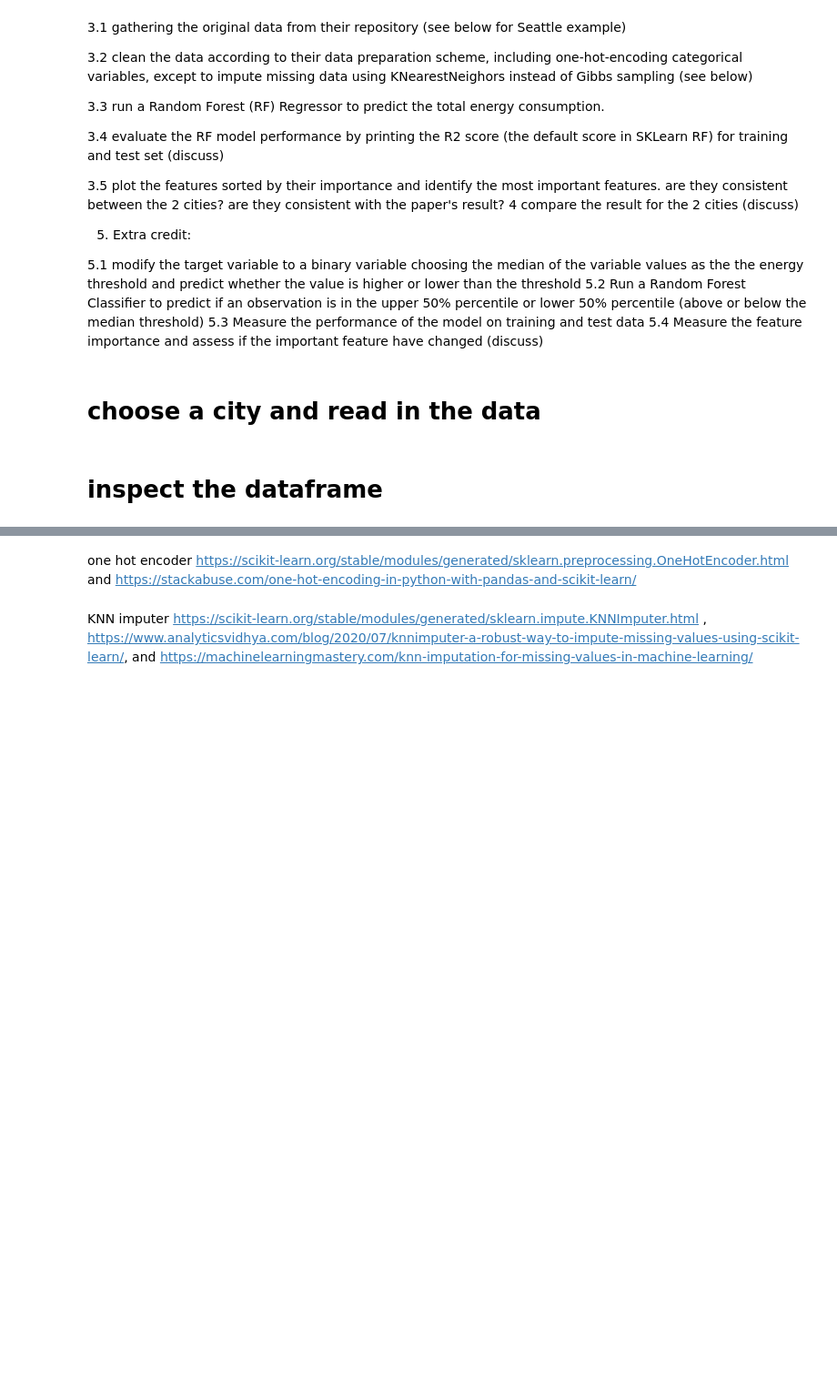
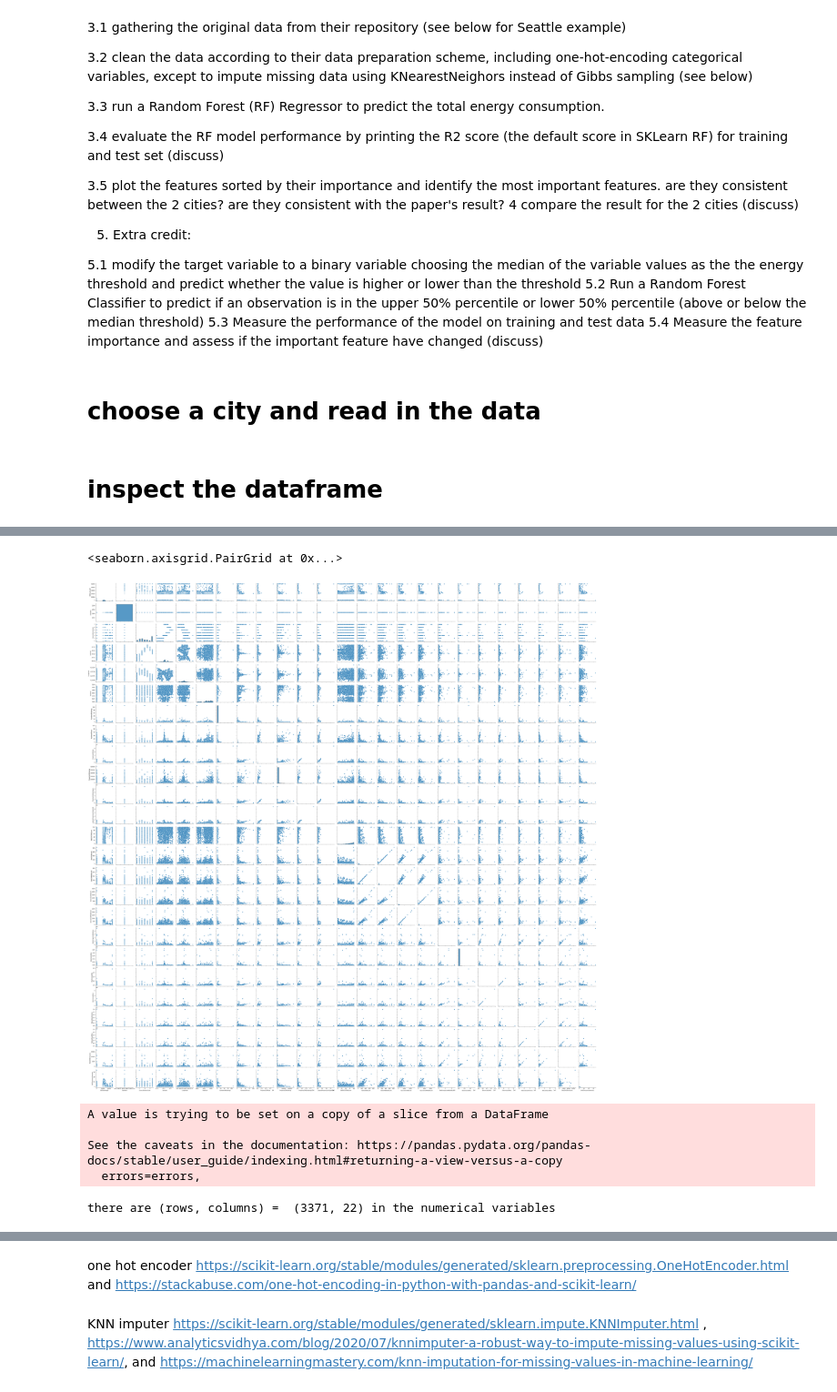
Before and after one commit to fedhere/PUS2022, a Jupyter notebook: HW6/RandomForest_instructions.ipynb, the cells around one changed output, grey strips where cells are left out. Shown at 91% size. Saved outputs shown, nothing was run; the diff lists cells and outputs as text; code cells hidden in the pictures; blank space fills up the shorter version.

```diff
--- a/HW6/RandomForest_instructions.ipynb
+++ b/HW6/RandomForest_instructions.ipynb
@@ -232,0 +92,15 @@ plt.show()
+# %%
+for c in seattle.columns:
+
+  # count number of rows with missing values
+  n_miss = seattle[c].isnull().sum()
+  perc = n_miss / seattle.shape[0] * 100
+  if perc > 40:
+    seattle.drop(c, axis=1, inplace=True)
+
+
+# add anything else you want to do
+# our decisions and codes may differe here so if your results is not exactly like mine that is ok
+... # replace ... with your code
+
+print("there are (rows, columns) = ", (seattle.shape), "in the dataframe")
@@ -232,0 +158,3 @@ plt.show()
+# %%
+# and the input variables (exogenous)
+X = seattle.drop('SiteEnergyUse(kBtu)', axis=1)
@@ -232,0 +164,4 @@ plt.show()
+# %%
+# I am giving you the solution but please take note of how one does this!
+X_numeric_data = X.select_dtypes(include=[np.number])
+X_categorical_data = X.select_dtypes(exclude=[np.number])
@@ -232,0 +184,16 @@ plt.show()
+# %%
+# THIS TAKES A LOOOONG TIME! ~10 MINUTES ON COLAB FOR ME
+import seaborn as sns
+sns.pairplot(X_numeric_data)
+# DELETE OUTPUT!
+# %% [output]
+<seaborn.axisgrid.PairGrid at 0x...>
+[figure, added]
+# %%
+# which rows should you drop?
+X_numeric_data.drop(... # replace ... with your code
+# %% [output]
+A value is trying to be set on a copy of a slice from a DataFrame
+
+See the caveats in the documentation: https://pandas.pydata.org/pandas-docs/stable/user_guide/indexing.html#returning-a-view-versus-a-copy
+  errors=errors,
@@ -232,0 +202,5 @@ plt.show()
+# %%
+# this does not have to be identical to my output as you may have dropped different variables
+print("there are (rows, columns) = ", X_numeric_data.shape, "in the numerical variables")
+# %% [output]
+there are (rows, columns) =  (3371, 22) in the numerical variables
```
Also changed, not shown: parts of 74 cells of this notebook.
